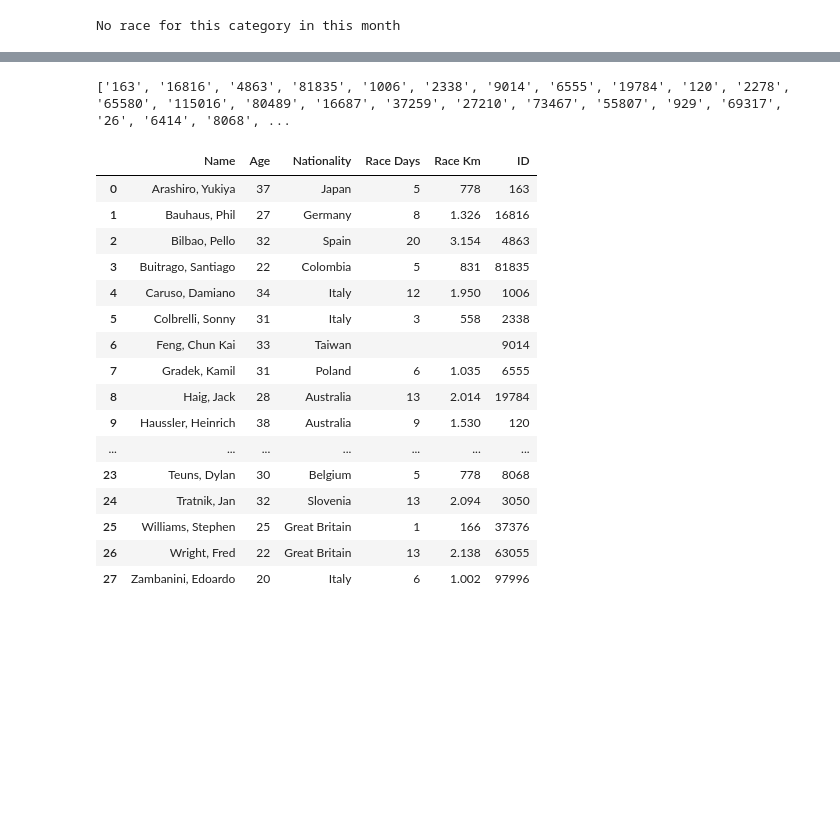
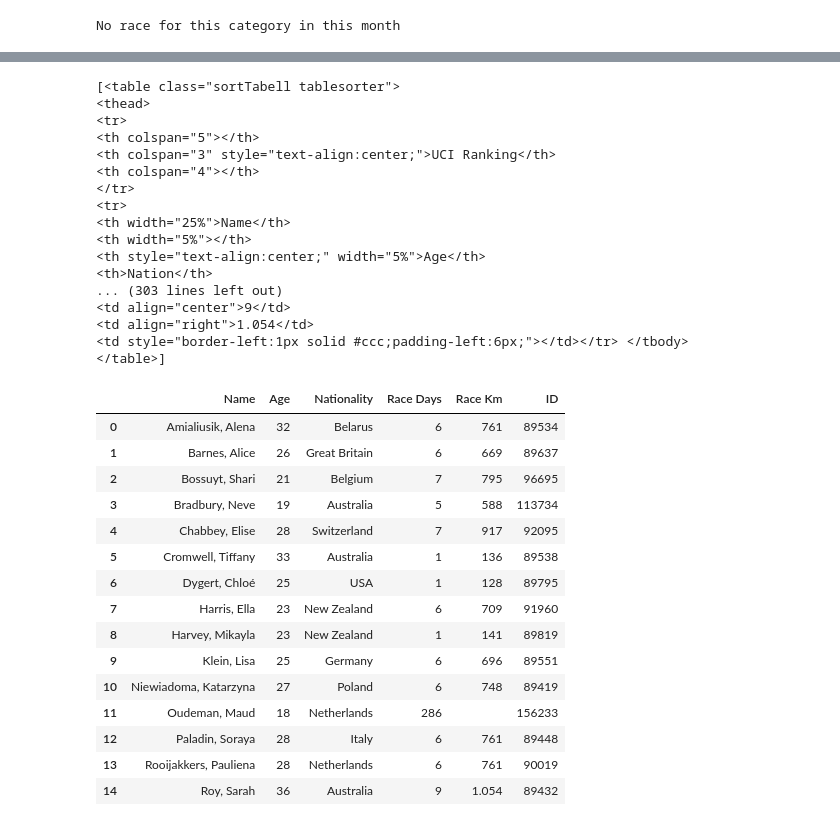
Before and after one commit to JacquesLeen/Cycling_Software, a Jupyter notebook: first_cycling/first_cycling.ipynb, the cells around one changed output, grey strips where cells are left out. Cells and saved outputs as stored; diff of their text form; code cells hidden in the pictures; blank space fills up the shorter version.

Commit message:
added loop over teams and dict creation

```diff
--- a/first_cycling/first_cycling.ipynb
+++ b/first_cycling/first_cycling.ipynb
@@ -36,57 +63,73 @@ AttributeError: 'FirstCycling' object has no attribute 'get_riders'
 # %%
-team_url = "https://firstcycling.com/team.php?l=21804&riders=2"
+team_id =23744
+
+team_url = "https://firstcycling.com/team.php?l="+str(team_id)+"&riders=2"
 soup = BeautifulSoup(requests.get(team_url).text,'lxml')
 tables = soup.find_all('table', class_='sortTabell')
+print(tables)
 for table in tables:
     table_body = table.find('tbody')
     rows = table_body.find_all('tr')
     names = []
     age =[]
     nationalities=[]
     racedays =[]
     racekm=[]
     riders_id = []
 
     #get the riders' ID from the html file parsing
     riders_href =list(soup.select('a[href^="rider.php"]'))
     tags =[]
     for tag in riders_href:
         tags.append( str(tag) )
     for tag in tags:
         start = tag.find('rider.php?r=')+len('rider.php?r=')
         end = tag.find('&amp')
         riders_id.append(tag[start:end])
 
     #get riders info from the html
     for row in rows:
         cols = row.find_all('td')
         cols = [ele.text.strip() for ele in cols]
         names.append(cols[0])
         age.append(cols[2])
         nationalities.append(cols[3])
         racedays.append(cols[8])
         racekm.append(cols[9])
 df_riders = pd.DataFrame(list(zip(names, age, nationalities,racedays,racekm, riders_id)),
-               columns =['Name', 'Age', 'Nationality', 'Race Days', 'Race Km','ID'])
-
-
-display(Riders)
+    columns =['Name', 'Age', 'Nationality', 'Race Days', 'Race Km','ID'])
+df_riders
 # %% [output]
-['163', '16816', '4863', '81835', '1006', '2338', '9014', '6555', '19784', '120', '2278', '65580', '115016', '80489', '16687', '37259', '27210', '73467', '55807', '929', '69317', '26', '6414', '8068', ...
+[<table class="sortTabell tablesorter">
+<thead>
+<tr>
+<th colspan="5"></th>
+<th colspan="3" style="text-align:center;">UCI Ranking</th>
+<th colspan="4"></th>
+</tr>
+<tr>
+<th width="25%">Name</th>
+<th width="5%"></th>
+<th style="text-align:center;" width="5%">Age</th>
+<th>Nation</th>
+... (303 lines left out)
+<td align="center">9</td>
+<td align="right">1.054</td>
+<td style="border-left:1px solid #ccc;padding-left:6px;"></td></tr> </tbody>
+</table>]
 |  | Name | Age | Nationality | Race Days | Race Km | ID |
-| 0 | Arashiro, Yukiya | 37 | Japan | 5 | 778 | 163 |
-| 1 | Bauhaus, Phil | 27 | Germany | 8 | 1.326 | 16816 |
-| 2 | Bilbao, Pello | 32 | Spain | 20 | 3.154 | 4863 |
-| 3 | Buitrago, Santiago | 22 | Colombia | 5 | 831 | 81835 |
-| 4 | Caruso, Damiano | 34 | Italy | 12 | 1.950 | 1006 |
-| 5 | Colbrelli, Sonny | 31 | Italy | 3 | 558 | 2338 |
-| 6 | Feng, Chun Kai | 33 | Taiwan |  |  | 9014 |
-| 7 | Gradek, Kamil | 31 | Poland | 6 | 1.035 | 6555 |
-| 8 | Haig, Jack | 28 | Australia | 13 | 2.014 | 19784 |
-| 9 | Haussler, Heinrich | 38 | Australia | 9 | 1.530 | 120 |
-| ... | ... | ... | ... | ... | ... | ... |
-| 23 | Teuns, Dylan | 30 | Belgium | 5 | 778 | 8068 |
-| 24 | Tratnik, Jan | 32 | Slovenia | 13 | 2.094 | 3050 |
-| 25 | Williams, Stephen | 25 | Great Britain | 1 | 166 | 37376 |
-| 26 | Wright, Fred | 22 | Great Britain | 13 | 2.138 | 63055 |
-| 27 | Zambanini, Edoardo | 20 | Italy | 6 | 1.002 | 97996 |
+| 0 | Amialiusik, Alena | 32 | Belarus | 6 | 761 | 89534 |
+| 1 | Barnes, Alice | 26 | Great Britain | 6 | 669 | 89637 |
+| 2 | Bossuyt, Shari | 21 | Belgium | 7 | 795 | 96695 |
+| 3 | Bradbury, Neve | 19 | Australia | 5 | 588 | 113734 |
+| 4 | Chabbey, Elise | 28 | Switzerland | 7 | 917 | 92095 |
+| 5 | Cromwell, Tiffany | 33 | Australia | 1 | 136 | 89538 |
+| 6 | Dygert, Chloé | 25 | USA | 1 | 128 | 89795 |
+| 7 | Harris, Ella | 23 | New Zealand | 6 | 709 | 91960 |
+| 8 | Harvey, Mikayla | 23 | New Zealand | 1 | 141 | 89819 |
+| 9 | Klein, Lisa | 25 | Germany | 6 | 696 | 89551 |
+| 10 | Niewiadoma, Katarzyna | 27 | Poland | 6 | 748 | 89419 |
+| 11 | Oudeman, Maud | 18 | Netherlands | 286 |  | 156233 |
+| 12 | Paladin, Soraya | 28 | Italy | 6 | 761 | 89448 |
+| 13 | Rooijakkers, Pauliena | 28 | Netherlands | 6 | 761 | 90019 |
+| 14 | Roy, Sarah | 36 | Australia | 9 | 1.054 | 89432 |
```
Also changed, not shown: parts of 5 cells of this notebook.
